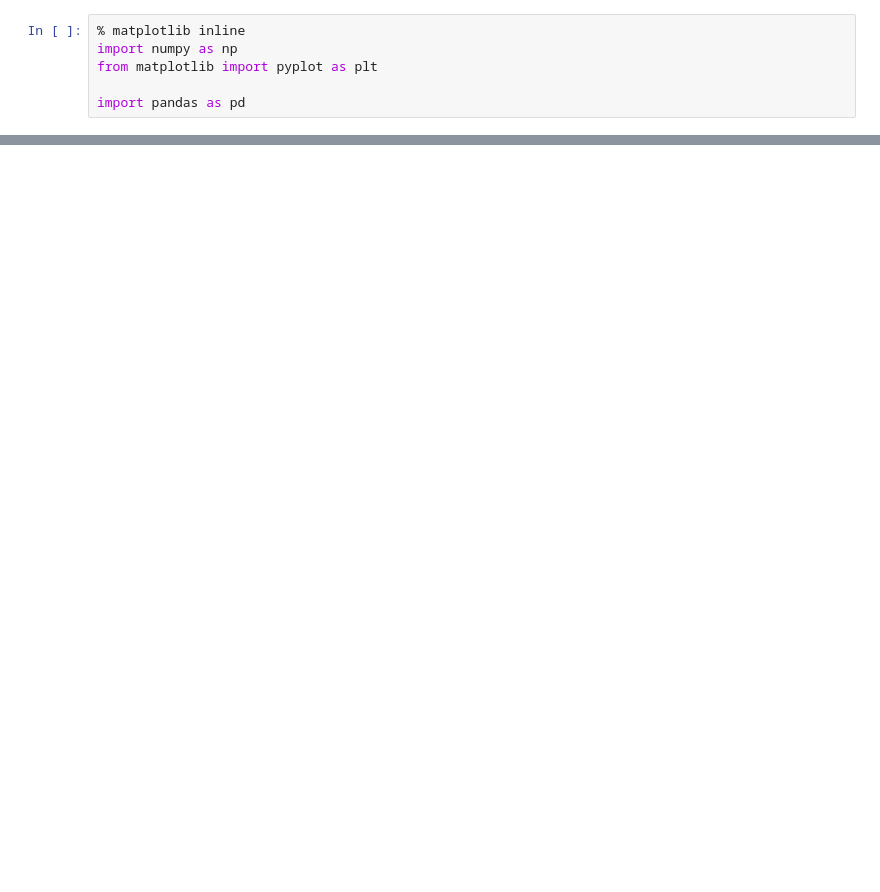
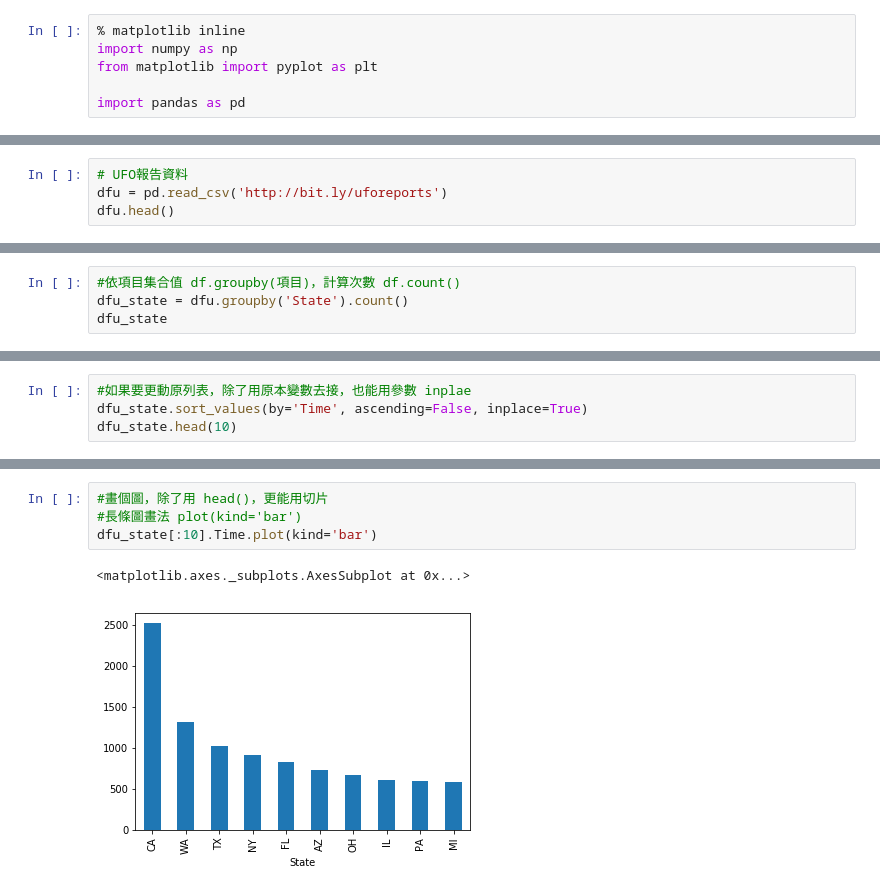
Before and after one commit to nabroux/-, a Jupyter notebook: 線上課程/線上課程 - Pandas.ipynb, the cells around one changed output, grey strips where cells are left out. Drawn from its saved outputs; the diff is of its cells as text; blank space fills up the shorter version.

```diff
--- a/線上課程/線上課程 - Pandas.ipynb
+++ b/線上課程/線上課程 - Pandas.ipynb
@@ -27,0 +269,4 @@ df = pd.read_csv('grades.csv')
+# %%
+# UFO報告資料
+dfu = pd.read_csv('http://bit.ly/uforeports')
+dfu.head()
@@ -27,0 +280,4 @@ df = pd.read_csv('grades.csv')
+# %%
+#依項目集合值 df.groupby(項目)，計算次數 df.count()
+dfu_state = dfu.groupby('State').count()
+dfu_state
@@ -27,0 +325,4 @@ df = pd.read_csv('grades.csv')
+# %%
+#如果要更動原列表，除了用原本變數去接，也能用參數 inplae
+dfu_state.sort_values(by='Time', ascending=False, inplace=True)
+dfu_state.head(10)
@@ -27,0 +342,7 @@ df = pd.read_csv('grades.csv')
+# %%
+#畫個圖，除了用 head()，更能用切片
+#長條圖畫法 plot(kind='bar')
+dfu_state[:10].Time.plot(kind='bar')
+# %% [output]
+<matplotlib.axes._subplots.AxesSubplot at 0x...>
+[figure, added]
```
Also changed, not shown: parts of 44 cells of this notebook, 2 other files.
